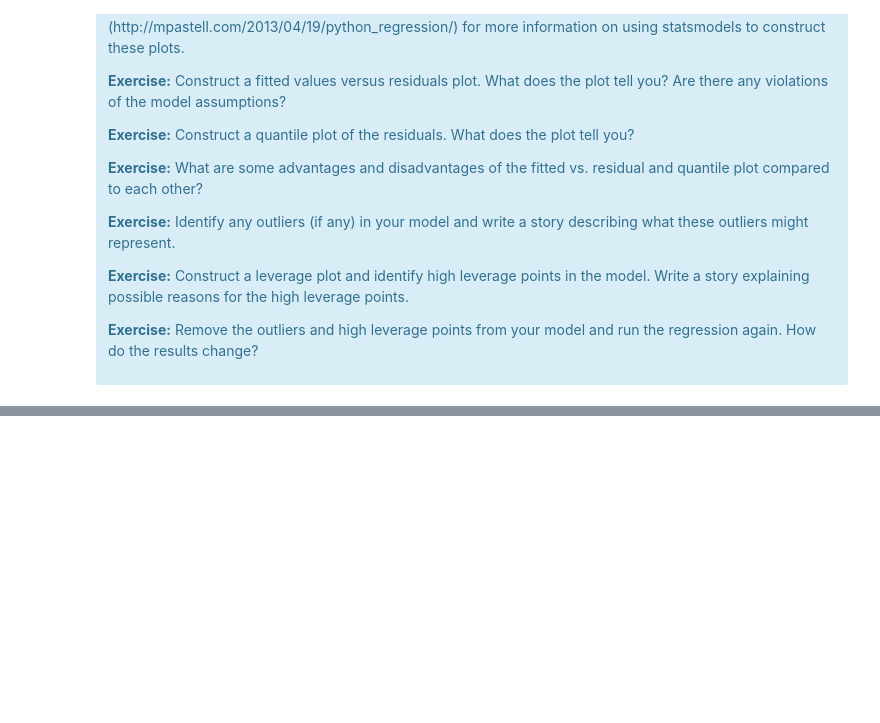
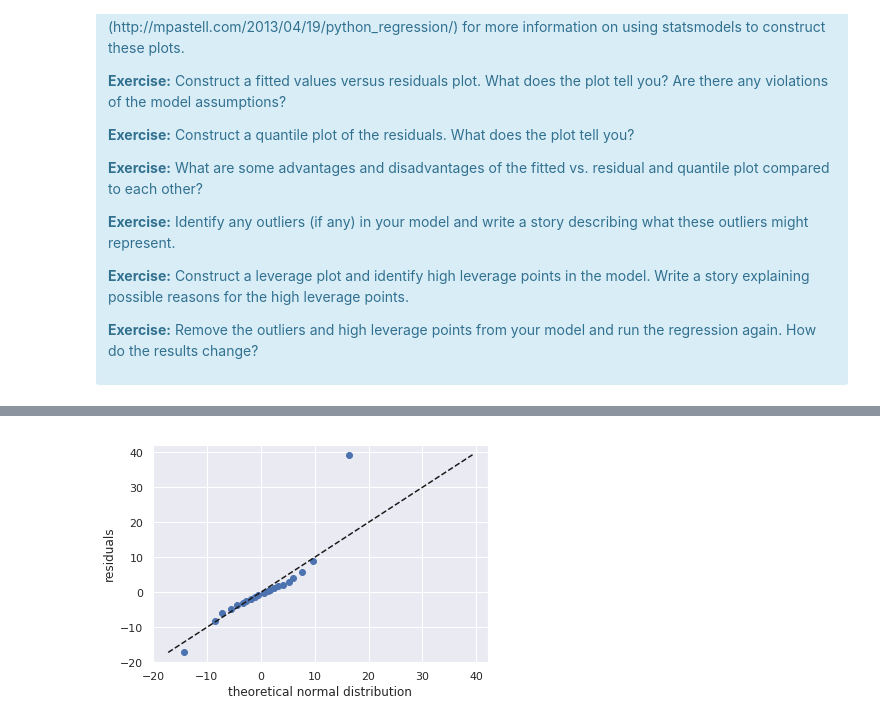
Before and after one commit to sirisurab/springboard, a Jupyter notebook: linear_regression/Mini_Project_Linear_Regression.ipynb, the cells around one changed output, grey strips where cells are left out. Saved outputs shown, nothing was run; the diff lists cells and outputs as text; code cells hidden in the pictures; blank space fills up the shorter version.

```diff
--- a/linear_regression/Mini_Project_Linear_Regression.ipynb
+++ b/linear_regression/Mini_Project_Linear_Regression.ipynb
@@ -991,0 +1166,17 @@ There are some other issues that are important investigate with linear regressio
+# %%
+# quantile plot
+percentiles = np.linspace(0, 100, 21)
+percs_residuals = np.percentile(df_5['residuals'], percentiles)
+theoretical = np.random.normal(loc=np.mean(df_5['residuals']),
+                               scale=np.std(df_5['residuals']),
+                               size=len(df_5['residuals']))
+percs_theoretical = np.percentile(theoretical, percentiles)
+plt.plot(percs_theoretical, percs_residuals, ls='', marker='o')
+line = np.linspace(min(np.amin(percs_residuals), np.amin(percs_theoretical)),
+                   max(np.amax(percs_residuals), np.amax(percs_theoretical)))
+plt.plot(line, line, color='k', ls='--')
+plt.ylabel('residuals')
+plt.xlabel('theoretical normal distribution')
+plt.show()
+# %% [output]
+[figure, added]
```
Also changed, not shown: parts of 31 cells of this notebook.
